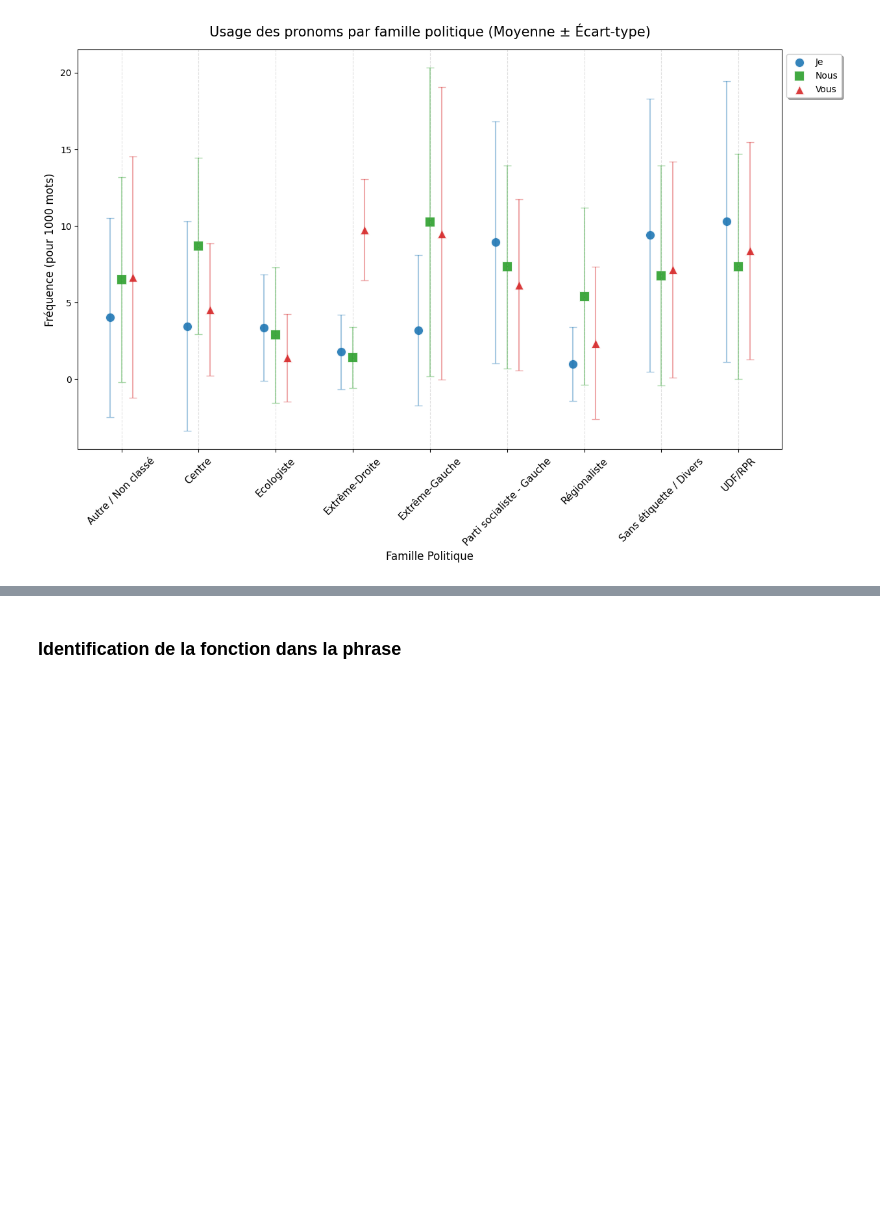
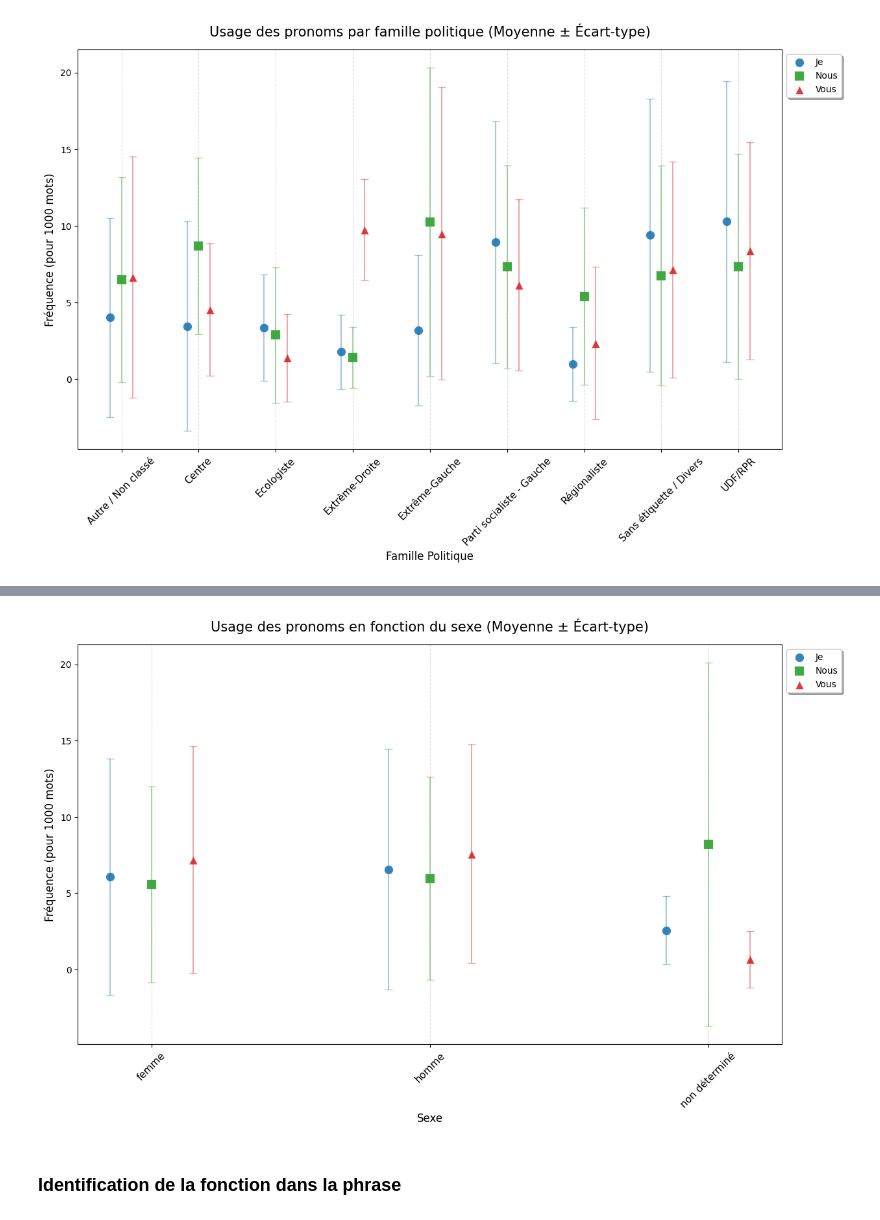
Before and after one commit to itsreivilo/Projet-de-NLP-Olivier, a Jupyter notebook: exploration.ipynb, the cells around one changed output, grey strips where cells are left out. Cells and saved outputs as stored; diff of their text form; code cells hidden in the pictures; blank space fills up the shorter version.

```diff
--- a/exploration.ipynb
+++ b/exploration.ipynb
@@ -90,4 +72,4 @@ transcriptions = transcriptions.assign(
 )
 transcriptions = transcriptions.drop(columns = ["file"])
 
-transcriptions = transcriptions.merge(data[['id', 'titulaire-soutien']], on='id', how='left')
+transcriptions = transcriptions.merge(data[['id', 'titulaire-soutien', 'titulaire-sexe']], on='id', how='left')
@@ -501,0 +470,4 @@ Quelles fonctions ont les 'nous', les 'vous' dans la phrase ? (sujet, COD, autre
+# %%
+agg_stats_sexe = transcriptions_analysis.drop(columns='parti_synthetique').groupby('titulaire-sexe')[cols_scores].agg(['mean', 'std']).reset_index()
+#agg_stats_sexe.columns = [f"{col[0]}_{col[1]}" if col[1] != '' else col[0] for col in agg_stats.columns]
+agg_stats_sexe
@@ -502,3 +480,75 @@ Quelles fonctions ont les 'nous', les 'vous' dans la phrase ? (sujet, COD, autre
+# %%
+df = agg_stats_sexe.copy()
+sexe = df['titulaire-sexe']
+y_pos = np.arange(len(sexe))
+
+plt.figure(figsize=(14, 8))
+
+offset = 0.15
+
+plt.scatter(
+    y_pos - offset,
+    df['je_p1000']['mean'],
+    s=120,                # Taille des points
+    c='#1f77b4',          # Couleur Bleu
+    marker='o',           # Cercle
+    label='Je',
+    edgecolors='white',   # Bordure blanche pour détacher du fond
+    linewidth=1.5,
+    alpha=0.9
+)
+# Barres d'erreur pour Je
+plt.errorbar(y_pos - offset, df['je_p1000']['mean'], yerr=df['je_p1000']['std'],
+             fmt='none', ecolor='#1f77b4', alpha=0.4, capsize=4)
+
+plt.scatter(
+    y_pos,
+    df['nous_p1000']['mean'],
+    s=120,
+    c='#2ca02c',
+    marker='s',           # Carré
+    label='Nous',
+    edgecolors='white',
+    linewidth=1.5,
+    alpha=0.9
+)
+# Barres d'erreur pour Nous
+plt.errorbar(y_pos, df['nous_p1000']['mean'], yerr=df['nous_p1000']['std'],
+             fmt='none', ecolor='#2ca02c', alpha=0.4, capsize=4)
+
+
+plt.scatter(
+    y_pos + offset,
+    df['vous_p1000']['mean'],
+    s=120,
+    c='#d62728',
+    marker='^',           # Triangle
+    label='Vous',
+    edgecolors='white',
+    linewidth=1.5,
+    alpha=0.9
+)
+# Barres d'erreur pour Vous
+plt.errorbar(y_pos + offset, df['vous_p1000']['mean'], yerr=df['vous_p1000']['std'],
+             fmt='none', ecolor='#d62728', alpha=0.4, capsize=4)
+
+plt.title("Usage des pronoms en fonction du sexe (Moyenne ± Écart-type)", fontsize=15, pad=15)
+plt.xlabel("Sexe", fontsize=12)
+plt.ylabel("Fréquence (pour 1000 mots)", fontsize=12)
+
+# Remplacement des ticks numériques par les noms des partis
+plt.xticks(y_pos, sexe, fontsize=11, rotation = 45)
+
+# Grille horizontale uniquement pour aider à lire les valeurs
+plt.grid(axis='x', linestyle='--', alpha=0.4)
+
+# Légende flottante pour ne pas gêner les points
+plt.legend(loc='upper left', bbox_to_anchor=(1, 1), frameon=True, shadow=True)
+
+
+plt.show()
+# %% [output]
+[figure, added]
 # %% [markdown]
 ### Identification de la fonction dans la phrase
 # %% [markdown]
```
Also changed, not shown: parts of 24 cells of this notebook, 7 other files.
